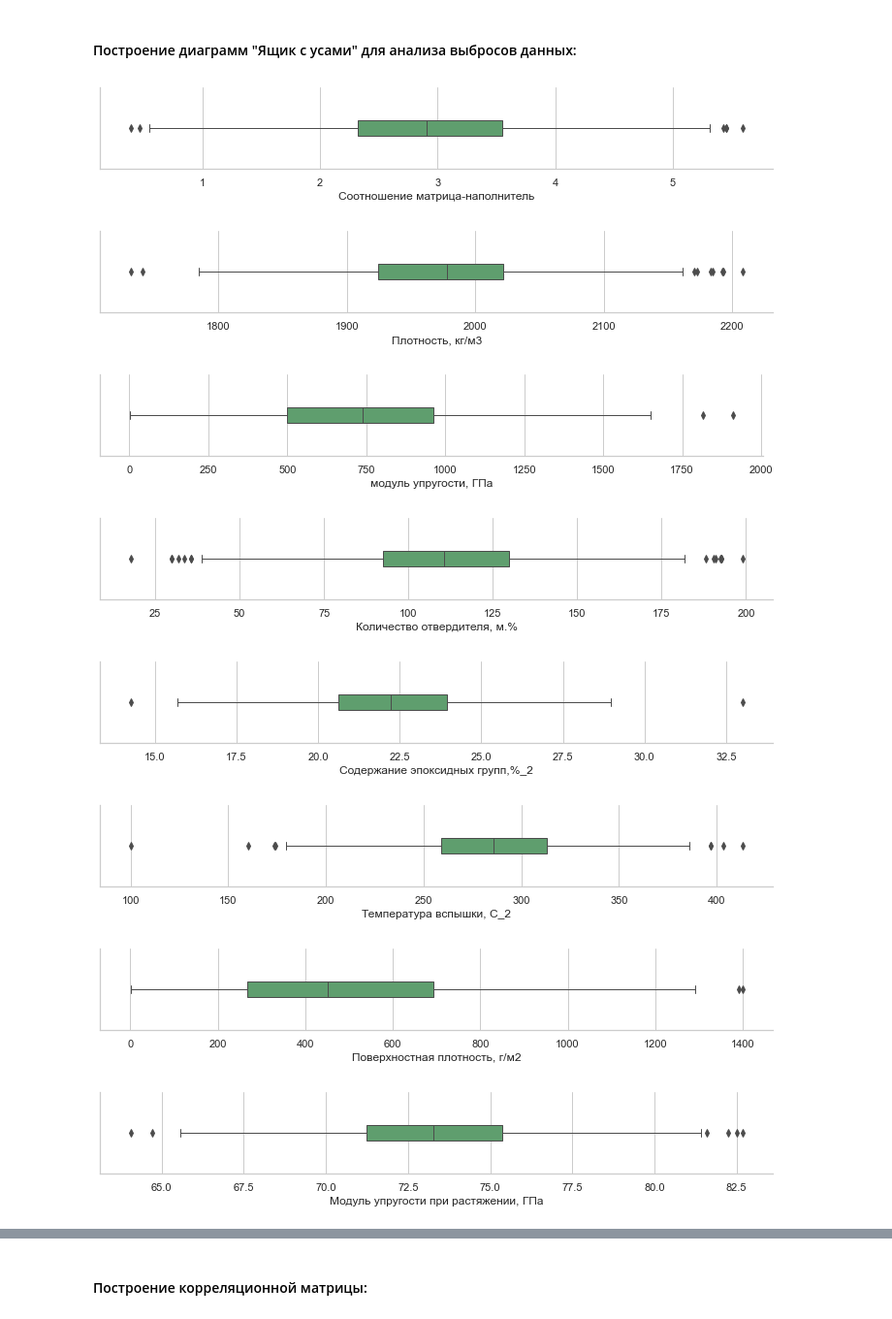
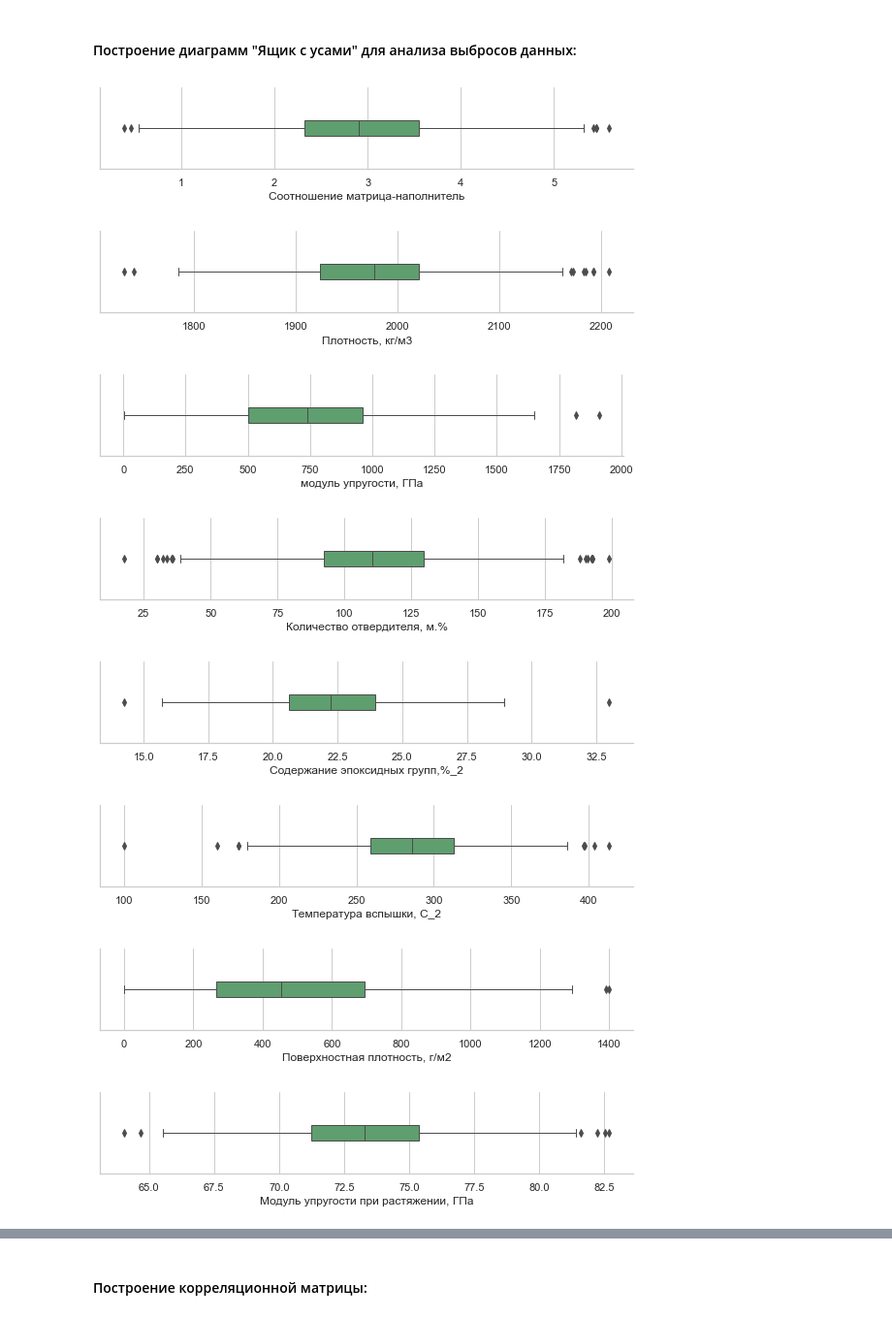
Before and after one commit to HoAndre/FQW, a Jupyter notebook: FQW.ipynb, the cells around one changed output, grey strips where cells are left out. Shown at 97% size. Drawn from its saved outputs; the diff is of its cells as text; code cells hidden in the pictures.

```diff
--- a/FQW.ipynb
+++ b/FQW.ipynb
@@ -131,13 +131,13 @@ for col in df.columns:
 #### Построение диаграмм "Ящик с усами" для анализа выбросов данных:
 # %%
 for col in df.columns:
-    sns.catplot(x=col, data=df, kind="box", height=2, width=0.2, aspect=5, linewidth=1, color="g")
+    sns.catplot(x=col, data=df, kind="box", height=2, width=0.2, aspect=4, linewidth=1, color="g")
 # %% [output]
-[figure, old version]
+[figure, new version]
-[figure, old version]
+[figure, new version]
-[figure, old version]
+[figure, new version]
-[figure, old version]
+[figure, new version]
-[figure, old version]
+[figure, new version]
-[figure, old version]
+[figure, new version]
-[figure, old version]
+[figure, new version]
-[figure, old version]
+[figure, new version]
```
Also changed, not shown: parts of 16 cells of this notebook, 5 other files.
